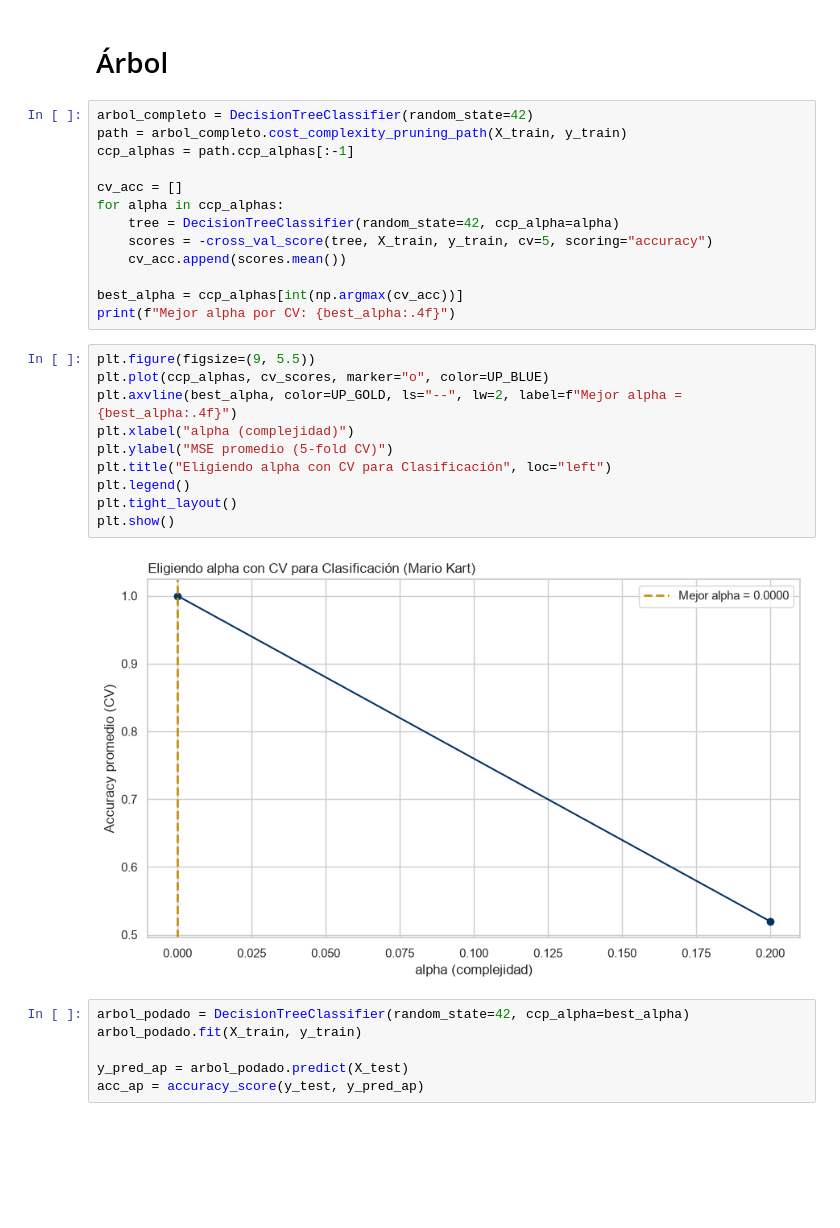
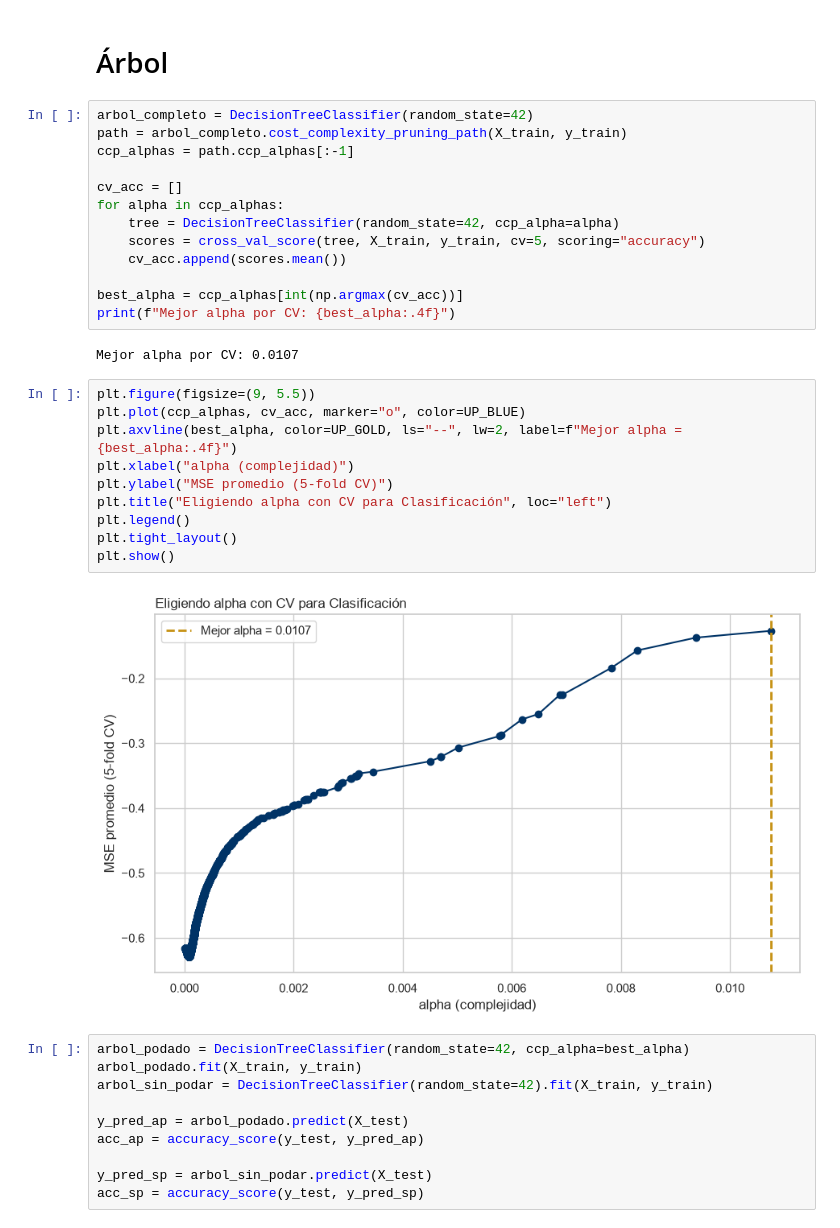
Before and after one commit to arantxavalenciaa/MarioKart_Classification_ML, a Jupyter notebook: model2.ipynb, the cells around one changed output. Drawn from its saved outputs; the diff is of its cells as text; blank space fills up the shorter version.

```diff
--- a/model2.ipynb
+++ b/model2.ipynb
@@ -276,29 +275,35 @@ ccp_alphas = path.ccp_alphas[:-1]
 cv_acc = []
 for alpha in ccp_alphas:
     tree = DecisionTreeClassifier(random_state=42, ccp_alpha=alpha)
-    scores = -cross_val_score(tree, X_train, y_train, cv=5, scoring="accuracy")
+    scores = cross_val_score(tree, X_train, y_train, cv=5, scoring="accuracy")
     cv_acc.append(scores.mean())
 
 best_alpha = ccp_alphas[int(np.argmax(cv_acc))]
 print(f"Mejor alpha por CV: {best_alpha:.4f}")
+# %% [output]
+Mejor alpha por CV: 0.0107
 # %%
 plt.figure(figsize=(9, 5.5))
-plt.plot(ccp_alphas, cv_scores, marker="o", color=UP_BLUE)
+plt.plot(ccp_alphas, cv_acc, marker="o", color=UP_BLUE)
 plt.axvline(best_alpha, color=UP_GOLD, ls="--", lw=2, label=f"Mejor alpha = {best_alpha:.4f}")
 plt.xlabel("alpha (complejidad)")
 plt.ylabel("MSE promedio (5-fold CV)")
 plt.title("Eligiendo alpha con CV para Clasificación", loc="left")
 plt.legend()
 plt.tight_layout()
 plt.show()
 # %% [output]
-[figure, old version]
+[figure, new version]
 # %%
 arbol_podado = DecisionTreeClassifier(random_state=42, ccp_alpha=best_alpha)
 arbol_podado.fit(X_train, y_train)
+arbol_sin_podar = DecisionTreeClassifier(random_state=42).fit(X_train, y_train)
 
 y_pred_ap = arbol_podado.predict(X_test)
 acc_ap = accuracy_score(y_test, y_pred_ap)
+
+y_pred_sp = arbol_sin_podar.predict(X_test)
+acc_sp = accuracy_score(y_test, y_pred_sp)
 # %%
 
 comparacion = pd.DataFrame({
```
Also changed, not shown: parts of 6 cells of this notebook.
